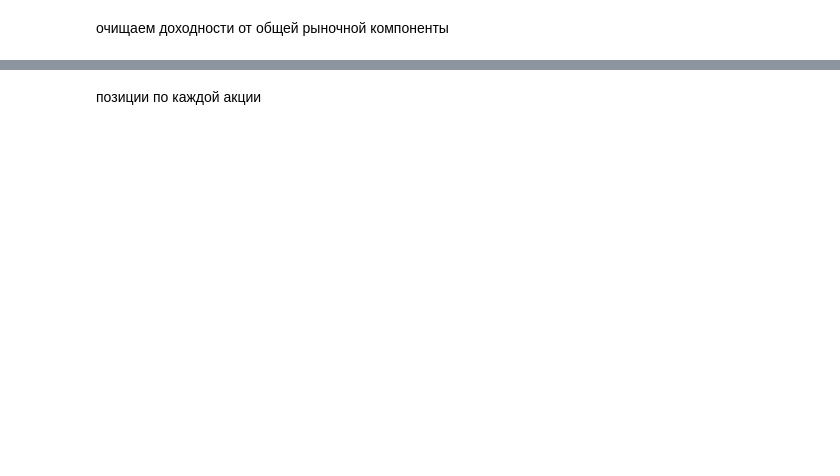
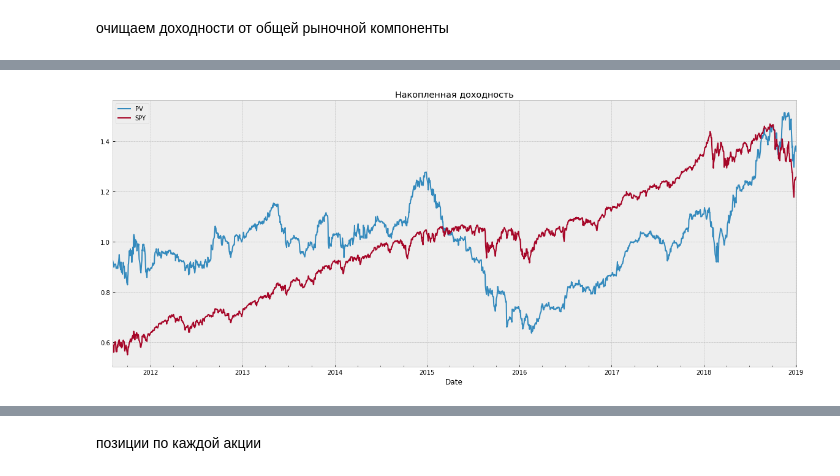
Before and after one commit to krems/cmf_case_1_week, a Jupyter notebook: cross-sectional-mean-reversion.ipynb, the cells around one changed output, grey strips where cells are left out. Cells and saved outputs as stored; diff of their text form; code cells hidden in the pictures; blank space fills up the shorter version.

```diff
--- a/cross-sectional-mean-reversion.ipynb
+++ b/cross-sectional-mean-reversion.ipynb
@@ -378,0 +613,9 @@ positions
+# %%
+plt.figure(figsize=(20, 8))
+plt.title('Накопленная доходность')
+pic = (pv_s[:-433] / pv_s[:-433].mean()).plot(label='PV')
+pic.plot((spy_p[-len(positions):-433] / spy_p[-len(positions):-433].mean()), label='SPY')
+plt.legend()
+plt.savefig('pv with spy 2010-2019')
+# %% [output]
+[figure, added]
```
Also changed, not shown: parts of 113 cells of this notebook, 4 other files.
